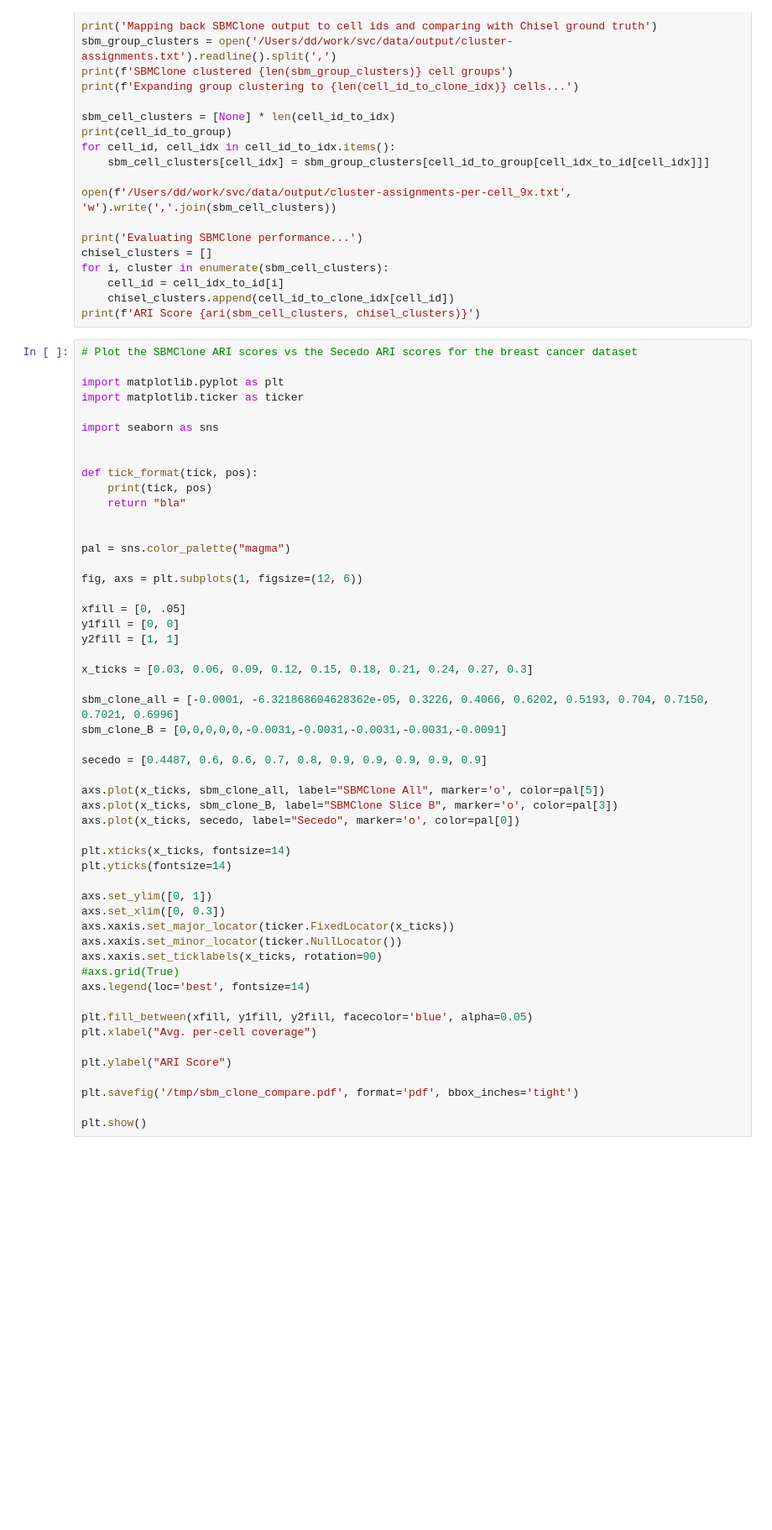
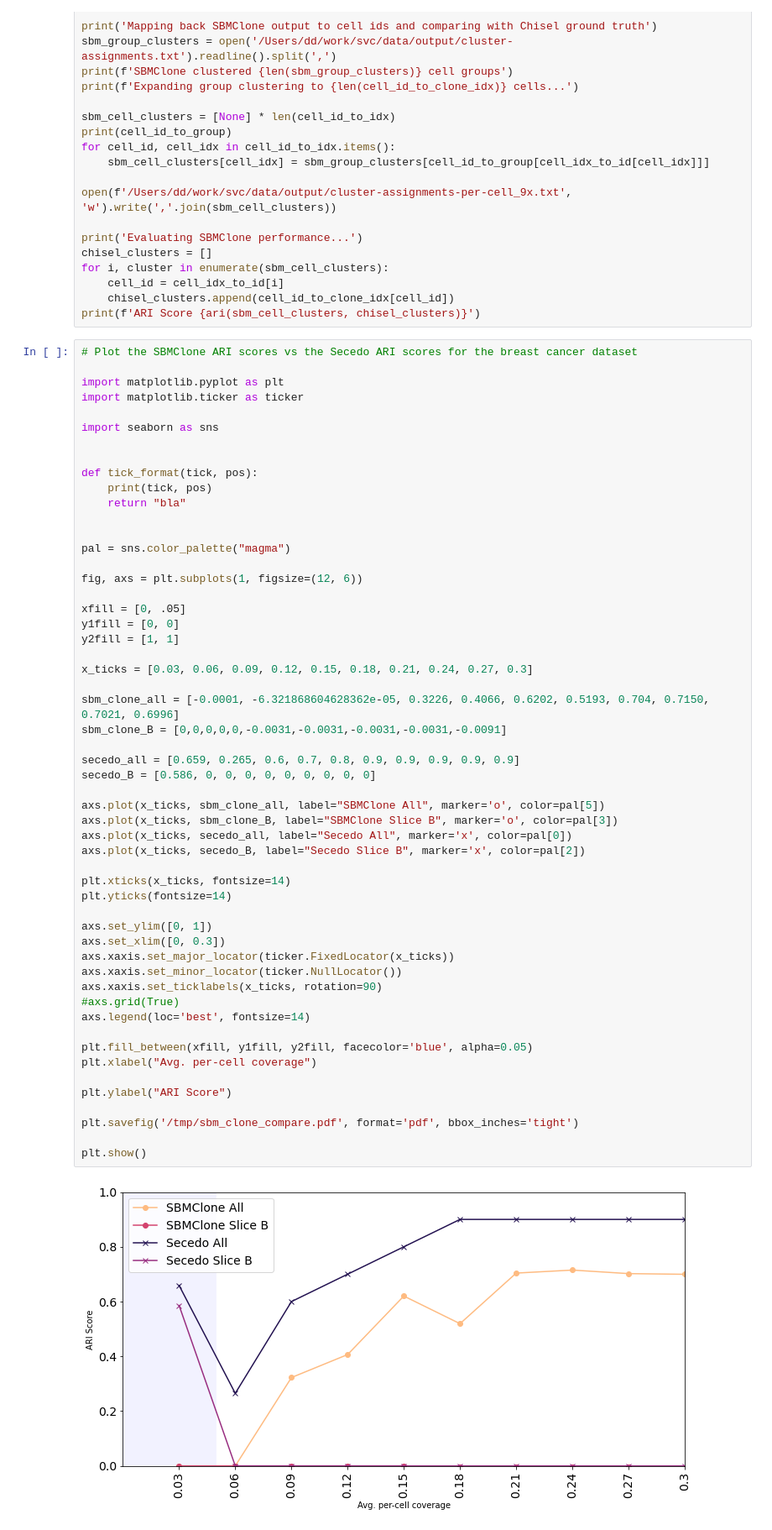
Before and after one commit to ratschlab/secedo, a Jupyter notebook: scripts/SBMCloneVsSecdo.ipynb, the cells around one changed output. Shown at 84% size. Drawn from its saved outputs; the diff is of its cells as text; blank space fills up the shorter version.

```diff
--- a/scripts/SBMCloneVsSecdo.ipynb
+++ b/scripts/SBMCloneVsSecdo.ipynb
@@ -176,32 +176,36 @@ y1fill = [0, 0]
 y2fill = [1, 1]
 
 x_ticks = [0.03, 0.06, 0.09, 0.12, 0.15, 0.18, 0.21, 0.24, 0.27, 0.3]
 
 sbm_clone_all = [-0.0001, -6.321868604628362e-05, 0.3226, 0.4066, 0.6202, 0.5193, 0.704, 0.7150, 0.7021, 0.6996]
 sbm_clone_B = [0,0,0,0,0,-0.0031,-0.0031,-0.0031,-0.0031,-0.0091]
 
-secedo = [0.4487, 0.6, 0.6, 0.7, 0.8, 0.9, 0.9, 0.9, 0.9, 0.9]
+secedo_all = [0.659, 0.265, 0.6, 0.7, 0.8, 0.9, 0.9, 0.9, 0.9, 0.9]
+secedo_B = [0.586, 0, 0, 0, 0, 0, 0, 0, 0, 0]
 
 axs.plot(x_ticks, sbm_clone_all, label="SBMClone All", marker='o', color=pal[5])
 axs.plot(x_ticks, sbm_clone_B, label="SBMClone Slice B", marker='o', color=pal[3])
-axs.plot(x_ticks, secedo, label="Secedo", marker='o', color=pal[0])
+axs.plot(x_ticks, secedo_all, label="Secedo All", marker='x', color=pal[0])
+axs.plot(x_ticks, secedo_B, label="Secedo Slice B", marker='x', color=pal[2])
 
 plt.xticks(x_ticks, fontsize=14)
 plt.yticks(fontsize=14)
 
 axs.set_ylim([0, 1])
 axs.set_xlim([0, 0.3])
 axs.xaxis.set_major_locator(ticker.FixedLocator(x_ticks))
 axs.xaxis.set_minor_locator(ticker.NullLocator())
 axs.xaxis.set_ticklabels(x_ticks, rotation=90)
 #axs.grid(True)
 axs.legend(loc='best', fontsize=14)
 
 plt.fill_between(xfill, y1fill, y2fill, facecolor='blue', alpha=0.05)
 plt.xlabel("Avg. per-cell coverage")
 
 plt.ylabel("ARI Score")
 
 plt.savefig('/tmp/sbm_clone_compare.pdf', format='pdf', bbox_inches='tight')
 
 plt.show()
+# %% [output]
+[figure, added]
```
Also changed, not shown: 14 other files.
